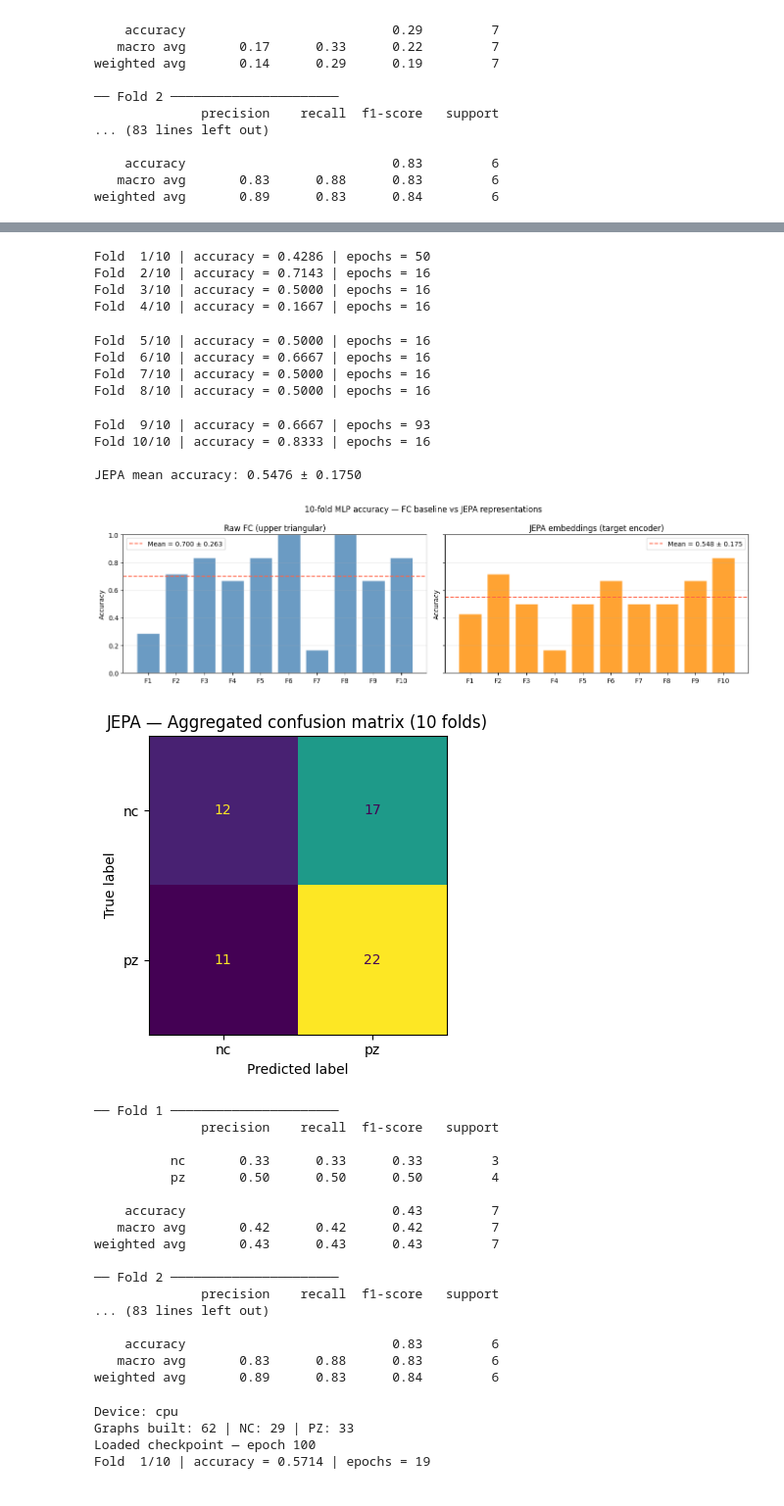
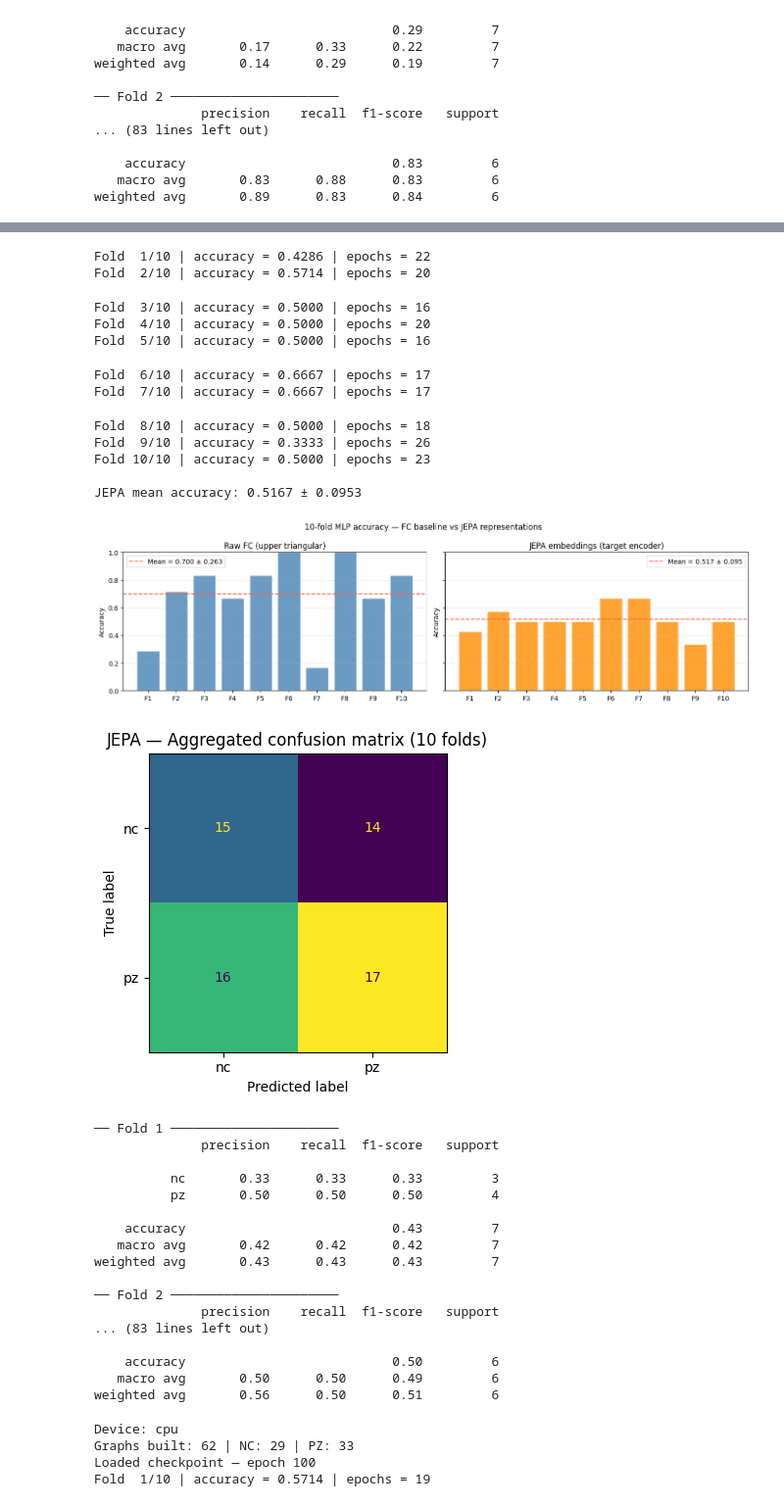
Before and after one commit to stevanna98/brain_subnetwork_jepa, a Jupyter notebook: eda.ipynb, the cells around one changed output, grey strips where cells are left out. Shown at 98% size. Cells and saved outputs as stored; diff of their text form; code cells hidden in the pictures.

```diff
--- a/eda.ipynb
+++ b/eda.ipynb
@@ -405,6 +405,7 @@ import sys
 sys.path.insert(0, '/content/brain_subnetwork_jepa/src')   # adjust if running locally
 
 import torch
+import random
 import numpy as np
 import matplotlib.pyplot as plt
 import sklearn
@@ -431,7 +432,7 @@ torch.backends.cudnn.benchmark = False
 
 # ── Paths — adjust as needed ──────────────────────────────────────────────────
 ATLAS_CSV   = 'data/atlas/glasser379_to_rsn12.csv'
-CHECKPOINT  = '/Users/stefanovannoni/Downloads/ckpt_epoch0100.pt'
+CHECKPOINT  = '/Users/stefanovannoni/Downloads/ckpt_epoch0040.pt'
 FEATURE_DIM = 64
 
 if torch.cuda.is_available():
@@ -592,34 +593,34 @@ Running t-SNE on JEPA embeddings...
-Fold  1/10 | accuracy = 0.4286 | epochs = 50
-Fold  2/10 | accuracy = 0.7143 | epochs = 16
-Fold  3/10 | accuracy = 0.5000 | epochs = 16
-Fold  4/10 | accuracy = 0.1667 | epochs = 16
+Fold  1/10 | accuracy = 0.4286 | epochs = 22
+Fold  2/10 | accuracy = 0.5714 | epochs = 20
+Fold  3/10 | accuracy = 0.5000 | epochs = 16
+Fold  4/10 | accuracy = 0.5000 | epochs = 20
 Fold  5/10 | accuracy = 0.5000 | epochs = 16
-Fold  6/10 | accuracy = 0.6667 | epochs = 16
-Fold  7/10 | accuracy = 0.5000 | epochs = 16
-Fold  8/10 | accuracy = 0.5000 | epochs = 16
-Fold  9/10 | accuracy = 0.6667 | epochs = 93
-Fold 10/10 | accuracy = 0.8333 | epochs = 16
-
-JEPA mean accuracy: 0.5476 ± 0.1750
+Fold  6/10 | accuracy = 0.6667 | epochs = 17
+Fold  7/10 | accuracy = 0.6667 | epochs = 17
+Fold  8/10 | accuracy = 0.5000 | epochs = 18
+Fold  9/10 | accuracy = 0.3333 | epochs = 26
+Fold 10/10 | accuracy = 0.5000 | epochs = 23
+
+JEPA mean accuracy: 0.5167 ± 0.0953
-[figure, old version]
+[figure, new version]
-[figure, old version]
+[figure, new version]
-── Fold 1 ──────────────────────
-              precision    recall  f1-score   support
-
-          nc       0.33      0.33      0.33         3
-          pz       0.50      0.50      0.50         4
-
-    accuracy                           0.43         7
-   macro avg       0.42      0.42      0.42         7
-weighted avg       0.43      0.43      0.43         7
-
-── Fold 2 ──────────────────────
-              precision    recall  f1-score   support
-... (83 lines left out)
-
-    accuracy                           0.83         6
-   macro avg       0.83      0.88      0.83         6
-weighted avg       0.89      0.83      0.84         6
+── Fold 1 ──────────────────────
+              precision    recall  f1-score   support
+
+          nc       0.33      0.33      0.33         3
+          pz       0.50      0.50      0.50         4
+
+    accuracy                           0.43         7
+   macro avg       0.42      0.42      0.42         7
+weighted avg       0.43      0.43      0.43         7
+
+── Fold 2 ──────────────────────
+              precision    recall  f1-score   support
+... (83 lines left out)
+
+    accuracy                           0.50         6
+   macro avg       0.50      0.50      0.49         6
+weighted avg       0.56      0.50      0.51         6
 # %%
 import sys
 sys.path.insert(0, '/content/brain_subnetwork_jepa/src')
```
Also changed, not shown: parts of 1 cell of this notebook, 3 other files.
